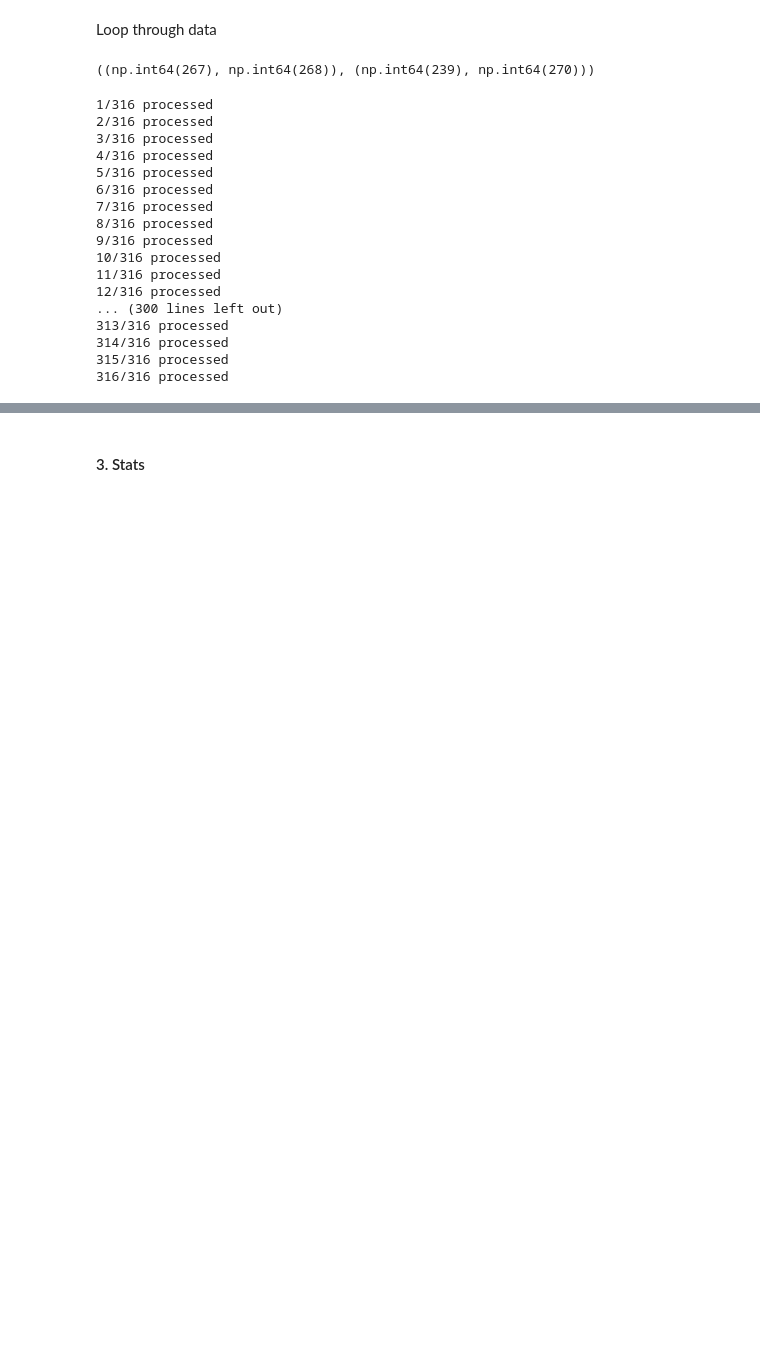
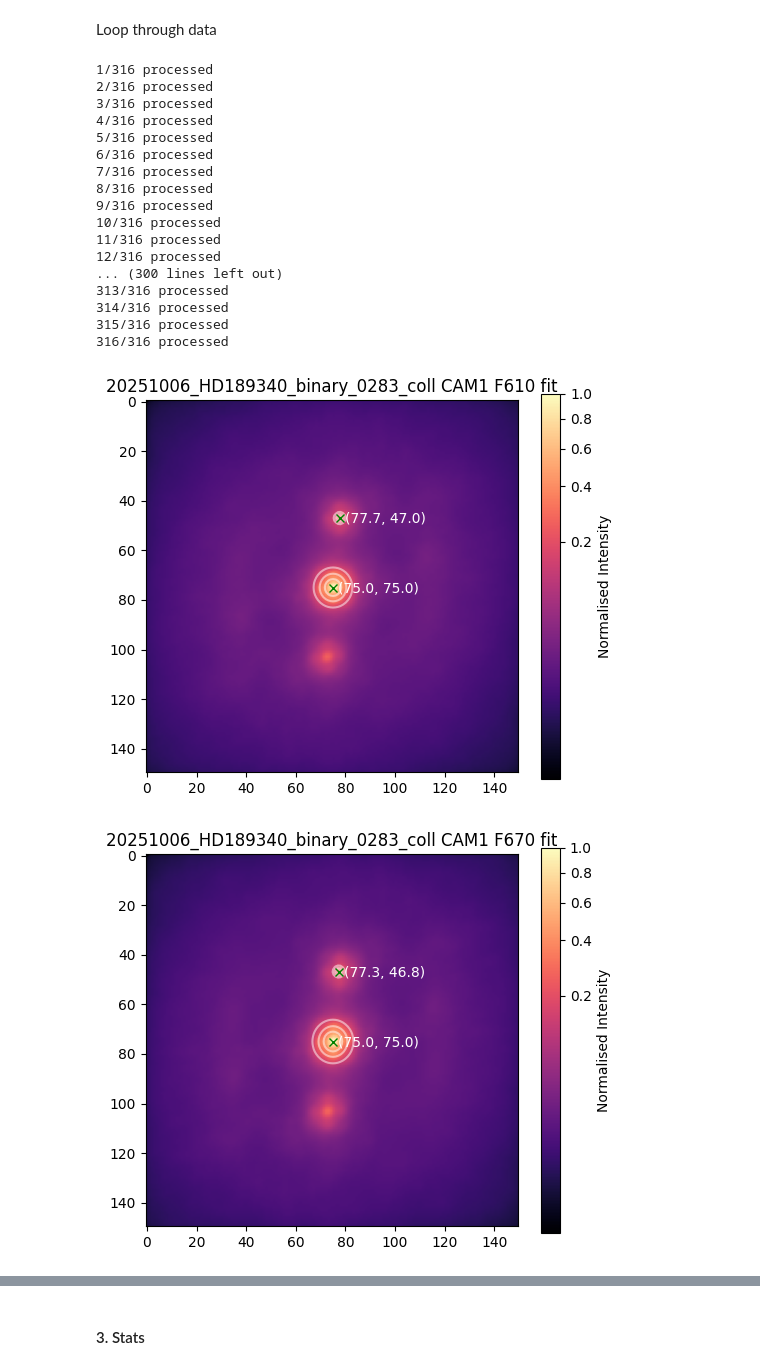
Before and after one commit to gracepiroscia/phd-playground, a Jupyter notebook: PlateScale/HD189340.ipynb, the cells around one changed output, grey strips where cells are left out. Saved outputs shown, nothing was run; the diff lists cells and outputs as text; code cells hidden in the pictures; blank space fills up the shorter version.

```diff
--- a/PlateScale/HD189340.ipynb
+++ b/PlateScale/HD189340.ipynb
@@ -196,22 +199,24 @@ if not os.path.exists(os.getcwd()+"/data/fit_results"):
 # %%
 # header = ['U_CAMERA', 'FILT', 'PA', 'x_prim_px', 'x_prim_err', 'y_prim', 'y_prim_err','x_comp', 'x_comp_err', 'y_comp', 'y_comp_err']
 # intermediate data dict
-header = ['U_CAMERA', 'FILT', 'PA', 'x_prim_px', 'y_prim_px', 'x_comp_px', 'y_comp_px']
+header = ['file', 'U_CAMERA', 'FILT', 'PA', 'x_prim_px', 'y_prim_px', 'x_comp_px', 'y_comp_px']
 
 data_dict = dict.fromkeys(header)
 for key in data_dict:
     data_dict[key] = []
 # %% [markdown]
 Loop through data
-# %%
-# ref loc of companion star in px
-prim, compan_coord = find_binary_peaks(data[0], threshold=25000)
-prim, compan_coord
-# %% [output]
-((np.int64(267), np.int64(268)), (np.int64(239), np.int64(270)))
 # %%
 crp_sz, airy_hlf_px = 150, 15 #px, px
 coords= jnp.asarray(jnp.meshgrid(jnp.arange(crp_sz), jnp.arange(crp_sz)), dtype=float) # (2, crp_sz, crp_sz)
+
+# ref loc of companion star in px
+hdul = fits.open(data_dir+os.listdir(data_dir)[0])
+eg_im = hdul[0].data[0]
+shave_off = (eg_im.shape[0]-crp_sz)//2
+eg_im = eg_im[shave_off:-shave_off, shave_off:-shave_off]
+
+prim, compan_coord = find_binary_peaks(eg_im, threshold=25000)
 
 savefitfig = True
 for j, fname in enumerate(os.listdir(data_dir)):
@@ -234,6 +239,7 @@ for j, fname in enumerate(os.listdir(data_dir)):
 
                 opt_p.append(p)
 
+            data_dict['file'].append(fname)
             data_dict['U_CAMERA'].append(cam)
             data_dict['FILT'].append(band_str)
             data_dict['PA'].append(pa)
@@ -243,34 +249,44 @@ for j, fname in enumerate(os.listdir(data_dir)):
             data_dict['y_comp_px'].append(opt_p[1][1])
 
             if savefitfig:
                 plt.figure(figsize=(6,5))
-                plt.imshow(ac_img, cmap='magma', norm=PowerNorm(0.3), origin='lower')
-                plt.colorbar(label='Normalised Intensity (e$^-$/s)')
+                plt.imshow(ac_img, cmap='magma', norm=PowerNorm(0.3), origin='upper')
+                plt.colorbar(label='Normalised Intensity')
                 for p in opt_p:
                     x0, y0 = p[0], p[1]
                     plt.contour(gauss2d(coords, x0=x0, y0=y0, sig_x=p[2], sig_y=p[3], A=p[4], B=p[5]), levels=3, colors='w', alpha=0.5)
                     plt.plot(x0, y0, 'gx')
                     plt.text(x0+2, y0+2, f"({x0:.1f}, {y0:.1f})", color='w')
 
+                plt.title(f"{fname[:-5]} CAM{cam} {band_str} fit")
                 plt.savefig(os.getcwd()+f"/data/fit_imgs/{fname[:-5]}_CAM{cam}_{band_str}_fit.png", dpi=150)
-                plt.close()
+                if j != 0:
+                    plt.close()
+                    # show 1 fig per band
+    print("{}/{} processed".format(j+1, len(os.listdir(data_dir))))
 
-    print("{}/{} processed".format(j+1, len(os.listdir(data_dir))))
+
+path =os.getcwd()+"/data/fit_results/binary_fit_results.pkl"
+
+with open(path, "wb") as f:
+    pickle.dump(data_dict, f)
 # %% [output]
 1/316 processed
 2/316 processed
 3/316 processed
 4/316 processed
 5/316 processed
 6/316 processed
 7/316 processed
 8/316 processed
 9/316 processed
 10/316 processed
 11/316 processed
 12/316 processed
 ... (300 lines left out)
 313/316 processed
 314/316 processed
 315/316 processed
 316/316 processed
+[figure, added]
+[figure, added]
```
Also changed, not shown: parts of 11 cells of this notebook, 1 other file.
